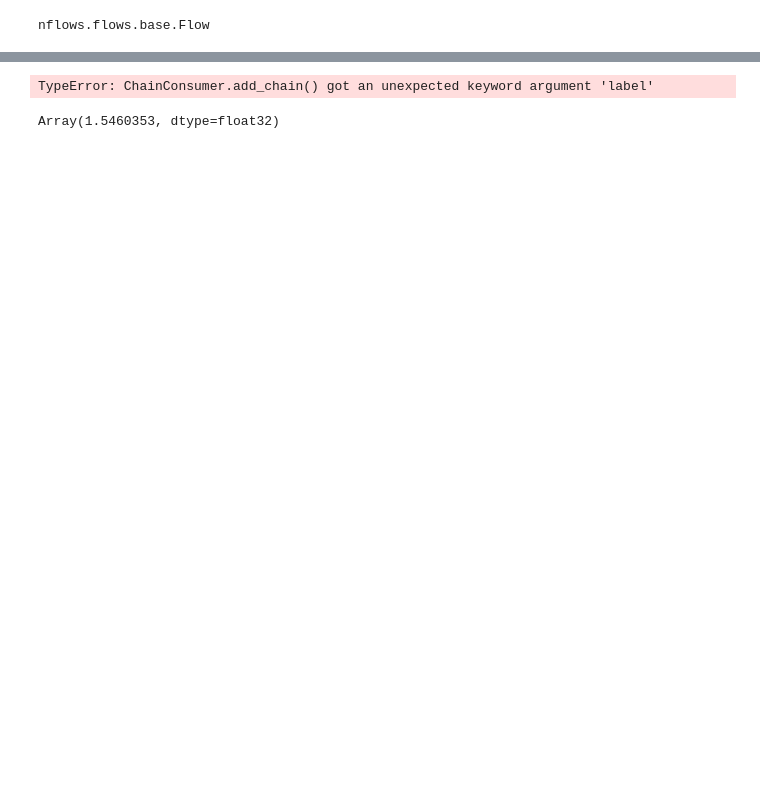
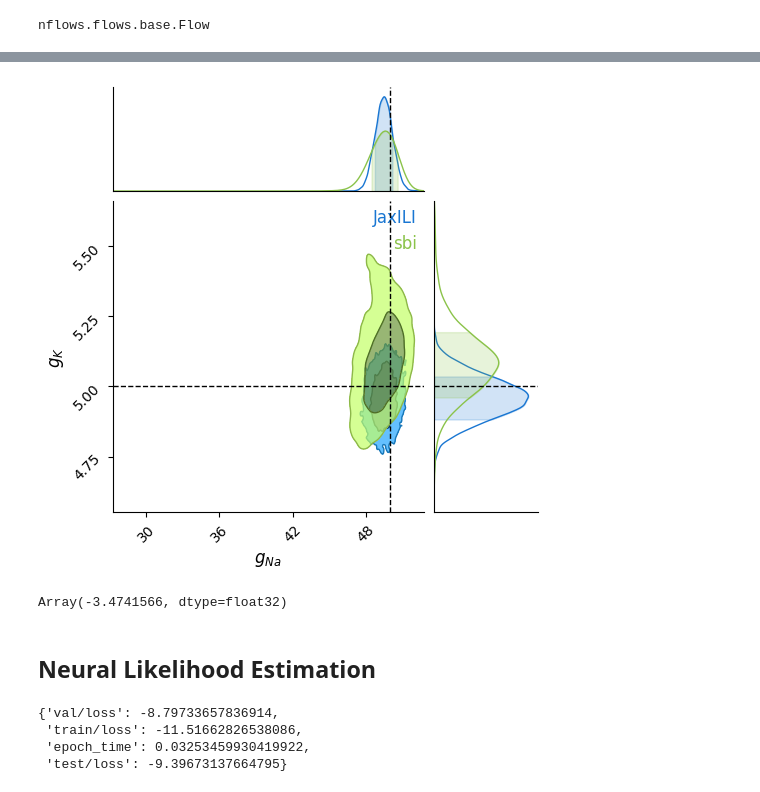
Before and after one commit to sachaguer/jaxili, a Jupyter notebook: notebooks/Hodgkin-Huxley _example.ipynb, the cells around one changed output, grey strips where cells are left out. Saved outputs shown, nothing was run; the diff lists cells and outputs as text; code cells hidden in the pictures; blank space fills up the shorter version.

```diff
--- a/notebooks/Hodgkin-Huxley _example.ipynb
+++ b/notebooks/Hodgkin-Huxley _example.ipynb
@@ -201,7 +205,6 @@ class MAFTrainer(TrainerModule):
                  use_reverse : bool,
                  seed : int = 42,
                  activation : str = 'silu',
-                 prior : Any = None,
                  trial : Any = None,
                  **kwargs
                  ):
@@ -214,7 +217,6 @@ class MAFTrainer(TrainerModule):
                              'use_reverse': use_reverse,
                              'seed': seed,
                              'activation': activation,
-                             'prior': prior
                          },
 
                          **kwargs)
@@ -318,15 +320,14 @@ CHECKPOINT_PATH = '~/Documents/SBI/sbi_jax/notebooks/checkpoints'
 trainer = MAFTrainer(
     n_in=2,
     n_cond=7,
-    n_layers=2,
+    n_layers=5,
     layers=[50, 50],
     use_reverse=True,
     seed=30,
     activation='relu',
-    prior=None,
     optimizer_hparams={
-        'lr': 5e-3,
-        'optimizer_name': 'adam'
+        'lr': 5e-2,
+        'optimizer_name': 'adam',
     },
     logger_params={'base_log_dir': CHECKPOINT_PATH},
     exmp_input=next(iter(train_loader)),
@@ -452,17 +365,19 @@ model = trainer.bind_model()
 # %%
 key = jax.random.PRNGKey(42)
 jaxili_samples = model.sample((observation_summary_statistics.reshape((-1, 7))-xs_mean)/xs_std, num_samples=10000, key=key)
 
 c = ChainConsumer()
-c.add_chain(jaxili_samples*thetas_std+thetas_mean, parameters=labels_params, label="sbi")
-c.add_chain(samples.numpy(), parameters=labels_params, label="JaxILI")
+c.add_chain(jaxili_samples*thetas_std+thetas_mean, parameters=labels_params, name="JaxILI")
+c.add_chain(samples.numpy(), parameters=labels_params, name="sbi")
 fig = c.plotter.plot(figsize="column", truth=true_params)
 plt.show()
 # %% [output]
-TypeError: ChainConsumer.add_chain() got an unexpected keyword argument 'label'
+[figure, added]
 # %%
 log_prob = model.log_prob(jaxili_samples, (observation_summary_statistics.reshape((-1, 7))-xs_mean)/xs_std*jnp.ones((10000, 1)))
 # %%
 -jnp.mean(log_prob)-np.sum(np.log(1/thetas_mean))
 # %% [output]
-Array(1.5460353, dtype=float32)
+Array(-3.4741566, dtype=float32)
+# %% [markdown]
+## Neural Likelihood Estimation
@@ -468,0 +462,9 @@ Array(1.5460353, dtype=float32)
+# %%
+trainer.train_model(
+    train_loader, val_loader, test_loader=test_loader, num_epochs=200
+)
+# %% [output]
+{'val/loss': -8.79733657836914,
+ 'train/loss': -11.51662826538086,
+ 'epoch_time': 0.03253459930419922,
+ 'test/loss': -9.39673137664795}
```
Also changed, not shown: parts of 20 cells of this notebook, 1 other file.
